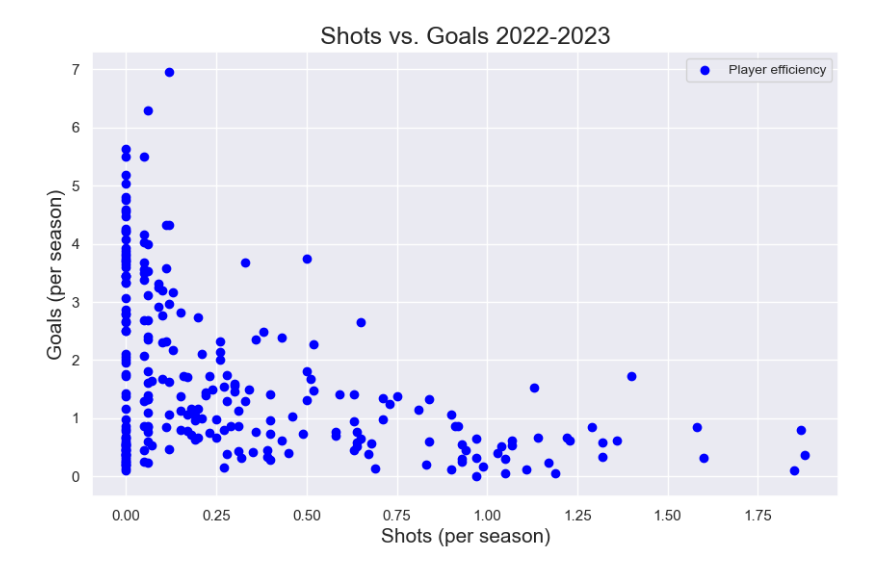
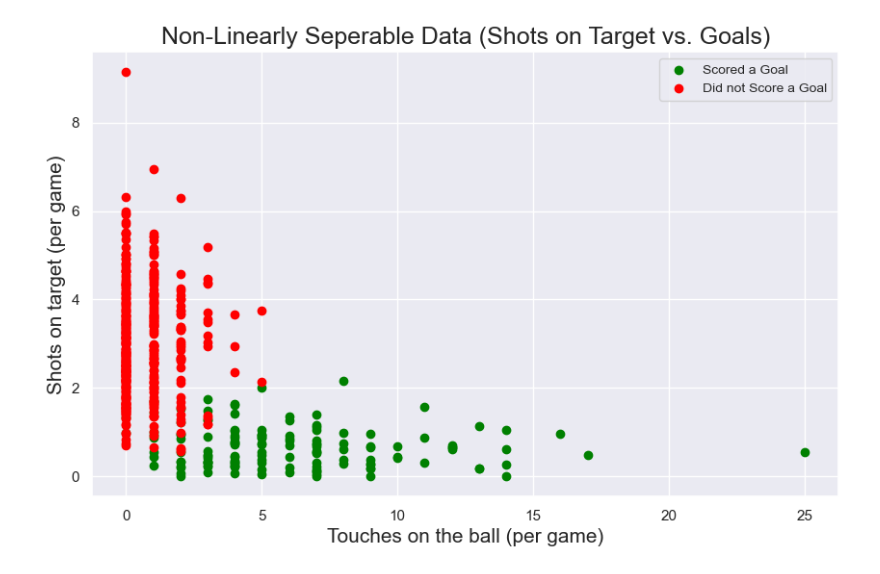
Before and after one commit to pstern17/INDE-577, a Jupyter notebook: 1. Supervised Learning/1.4. Neural Networks/neural_networks.ipynb, the cells around one changed output. Saved outputs shown, nothing was run; the diff lists cells and outputs as text; code cells hidden in the pictures.

```diff
--- a/1. Supervised Learning/1.4. Neural Networks/neural_networks.ipynb
+++ b/1. Supervised Learning/1.4. Neural Networks/neural_networks.ipynb
@@ -26,14 +37,18 @@ x = predictors.values
-# %%
-# Set the theme.
-sns.set_theme()
-
-# Plot the data.
-plt.figure(figsize = (10, 6))
-plt.scatter(x, y, color = "blue", label = "Player efficiency")
-plt.xlabel("Shots (per season)", fontsize = 15)
-plt.ylabel("Goals (per season)", fontsize = 15)
-plt.title("Shots vs. Goals 2022-2023", fontsize = 18)
-plt.legend(fontsize = 10)
-plt.show()
-# %% [output]
-[figure, removed]
+# %%
+# Set the theme.
+sns.set_theme()
+
+plt.figure(figsize = (10, 6))
+
+# Add the red card players to the plot.
+plt.scatter(fw_goals, fw_clr, color = "green", label = "Scored a Goal")
+
+# Add the non red card players to the plot.
+plt.scatter(df_goals, df_clr, color = "red", label = "Did not Score a Goal")
+plt.xlabel("Touches on the ball (per game)", fontsize = 15)
+plt.ylabel("Shots on target (per game)", fontsize = 15)
+plt.legend(fontsize = 10, loc = "upper right")
+plt.title("Non-Linearly Seperable Data (Shots on Target vs. Goals)", fontsize = 18)
+plt.show()
+# %% [output]
+[figure, added]
```
Also changed, not shown: parts of 2 cells of this notebook, 2 other files.
